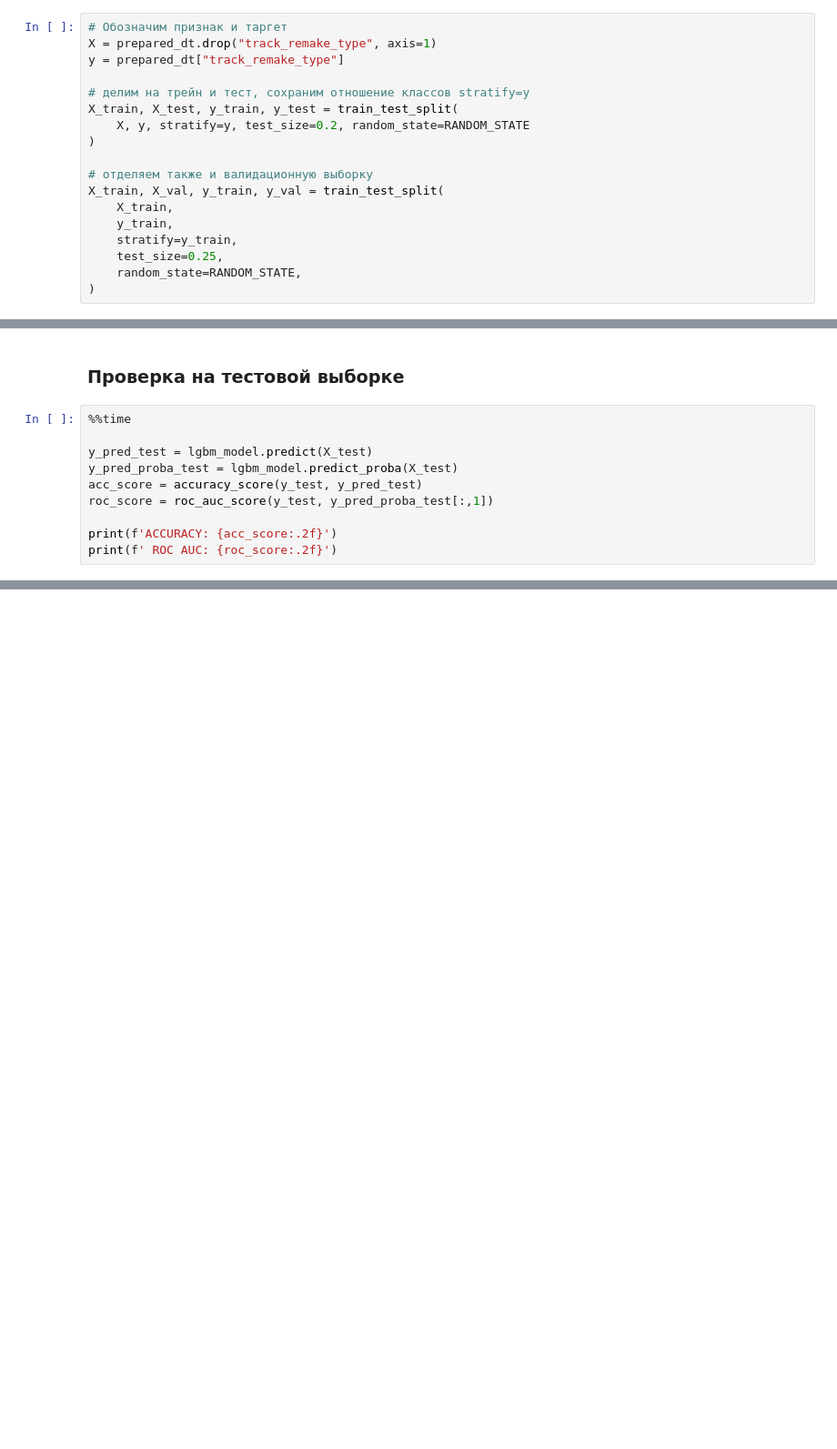
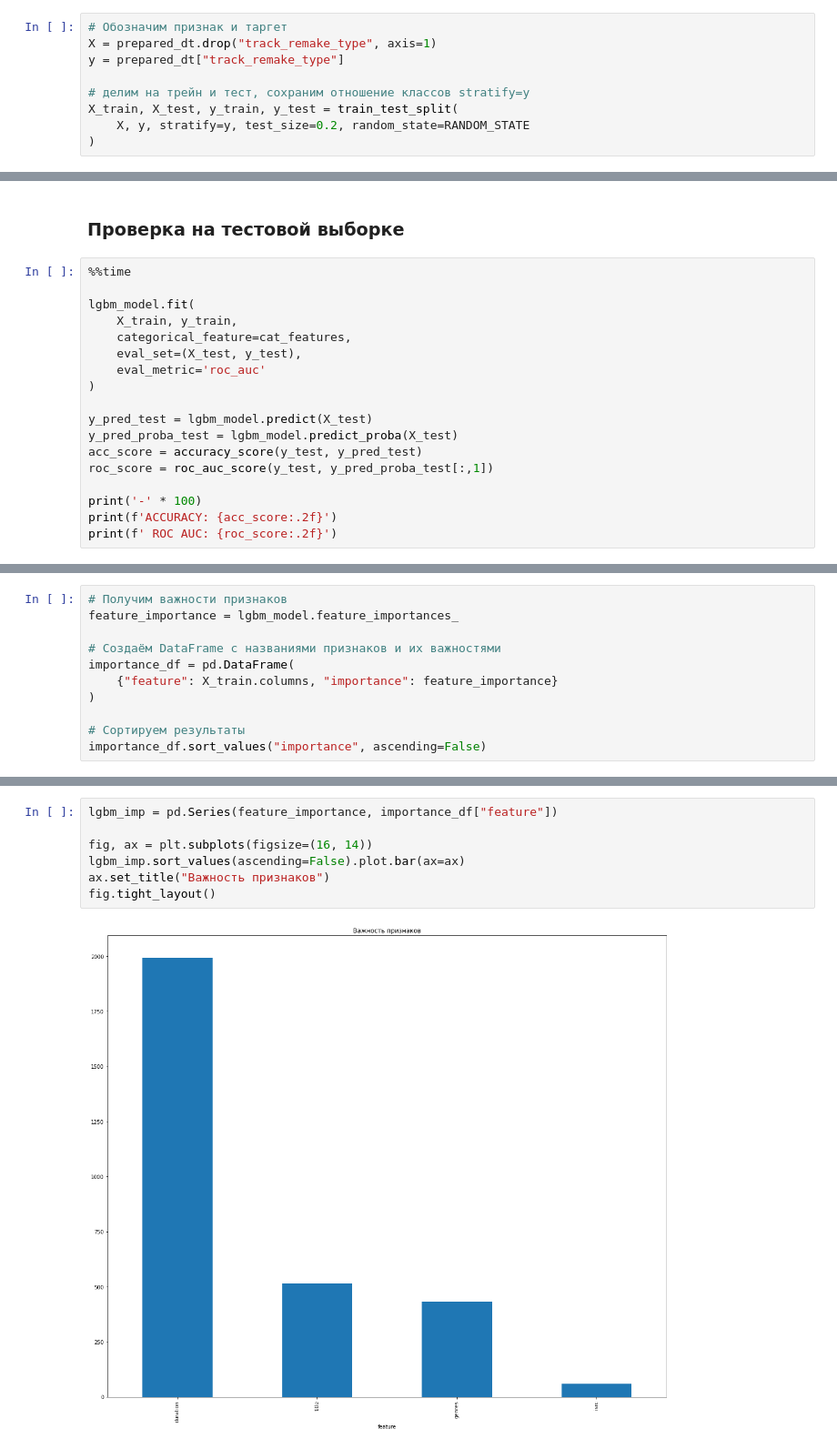
Before and after one commit to Learningsome/hackaton-yandex-music, a Jupyter notebook: nikolai_kashirskii/01-kashirskii-song-scassification-v1.ipynb, the cells around one changed output, grey strips where cells are left out. Shown at 91% size. Cells and saved outputs as stored; diff of their text form; blank space fills up the shorter version.

```diff
--- a/nikolai_kashirskii/01-kashirskii-song-scassification-v1.ipynb
+++ b/nikolai_kashirskii/01-kashirskii-song-scassification-v1.ipynb
@@ -292,15 +353,6 @@ y = prepared_dt["track_remake_type"]
 X_train, X_test, y_train, y_test = train_test_split(
     X, y, stratify=y, test_size=0.2, random_state=RANDOM_STATE
 )
-
-# отделяем также и валидационную выборку
-X_train, X_val, y_train, y_val = train_test_split(
-    X_train,
-    y_train,
-    stratify=y_train,
-    test_size=0.25,
-    random_state=RANDOM_STATE,
-)
 # %%
 print(f"X.shape: {X.shape}, y.shape: {y.shape}")
 print("-" * 50)
@@ -396,12 +399,20 @@ print(conf_matrix)
 ### Проверка на тестовой выборке
 # %%
 %%time
+
+lgbm_model.fit(
+    X_train, y_train,
+    categorical_feature=cat_features,
+    eval_set=(X_test, y_test),
+    eval_metric='roc_auc'
+)
 
 y_pred_test = lgbm_model.predict(X_test)
 y_pred_proba_test = lgbm_model.predict_proba(X_test)
 acc_score = accuracy_score(y_test, y_pred_test)
 roc_score = roc_auc_score(y_test, y_pred_proba_test[:,1])
 
+print('-' * 100)
 print(f'ACCURACY: {acc_score:.2f}')
 print(f' ROC AUC: {roc_score:.2f}')
 # %% [output]
@@ -410,0 +433,11 @@ Wall time: 885 ms
+# %%
+# Получим важности признаков
+feature_importance = lgbm_model.feature_importances_
+
+# Создаём DataFrame с названиями признаков и их важностями
+importance_df = pd.DataFrame(
+    {"feature": X_train.columns, "importance": feature_importance}
+)
+
+# Сортируем результаты
+importance_df.sort_values("importance", ascending=False)
@@ -411,3 +450,12 @@ Wall time: 885 ms
+# %%
+lgbm_imp = pd.Series(feature_importance, importance_df["feature"])
+
+fig, ax = plt.subplots(figsize=(16, 14))
+lgbm_imp.sort_values(ascending=False).plot.bar(ax=ax)
+ax.set_title("Важность признаков")
+fig.tight_layout()
+# %% [output]
+[figure, added]
 # %%
 # Получение матрицы ошибок
 tn, fp, fn, tp = confusion_matrix(y_test, y_pred_test).ravel()
```
Also changed, not shown: parts of 21 cells of this notebook.
